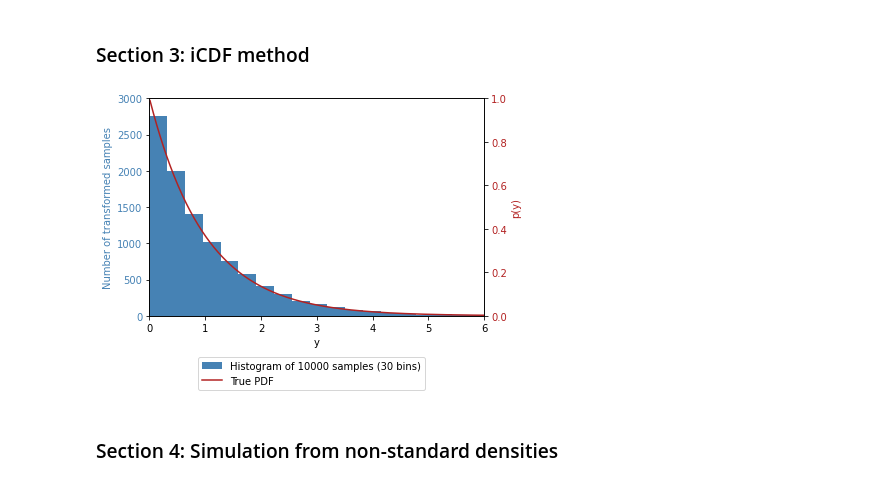
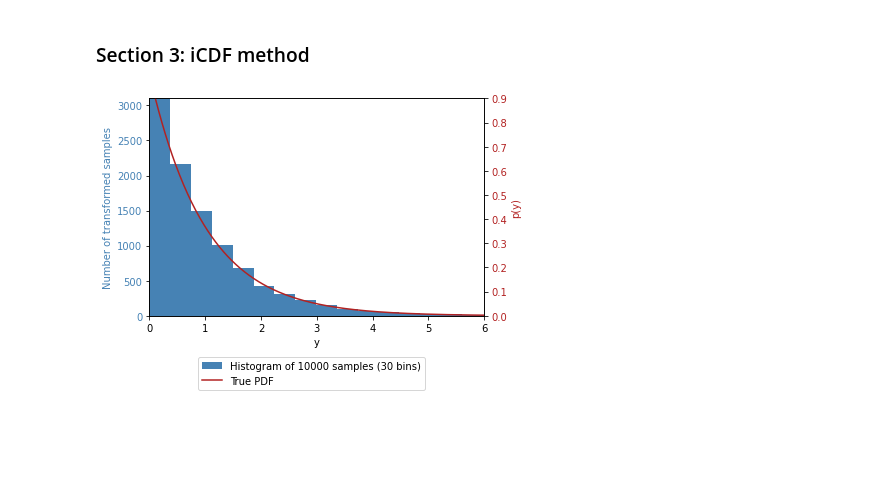
Before and after one commit to theo-brown/3f3-lab, a Jupyter notebook: Jupyter Notebook.ipynb, the cells around one changed output. Cells and saved outputs as stored; diff of their text form; code cells hidden in the pictures; blank space fills up the shorter version.

```diff
--- a/Jupyter Notebook.ipynb
+++ b/Jupyter Notebook.ipynb
@@ -297,28 +315,26 @@ plt.savefig('figures/sinusoidal_function_of_gaussian.png', bbox_inches='tight')
 # %%
 fig, ax1 = plt.subplots()
 
-Y = -np.log(1 - X_uniform[:10000])
+Y = -np.log(1 - X_uniform)
 
-ax1.hist(Y, bins=30, color=color1, label='Histogram of 10000 samples (30 bins)')
+ax1.hist(Y, bins=30, color=color1, label=f'Histogram of {len(Y)} samples (30 bins)')
 ax1.set_xlabel('y')
 ax1.set_ylabel('Number of transformed samples', color=color1)
 ax1.tick_params(axis='y', labelcolor=color1)
-ax1.set_ylim(0, 3000)
+ax1.set_ylim(0, 3100)
 
 
 ax2 = ax1.twinx()
 x = np.linspace(0.01, 12, 1000)
 pdf = np.exp(-x)
 ax2.plot(x, pdf, color=color2, label='True PDF')
 ax2.set_ylabel('p(y)', color=color2)
 ax2.tick_params(axis='y', labelcolor=color2)
-ax2.set_ylim(0, 1)
+ax2.set_ylim(0, 0.9)
 ax2.set_xlim(0, 6)
 
 fig.legend(loc='upper center', bbox_to_anchor=(0.5, 0))
 
 plt.savefig('figures/icdf_exponential.png', bbox_inches='tight')
 # %% [output]
-[figure, old version]
+[figure, new version]
-# %% [markdown]
-### Section 4: Simulation from non-standard densities
```
Also changed, not shown: parts of 28 cells of this notebook.
